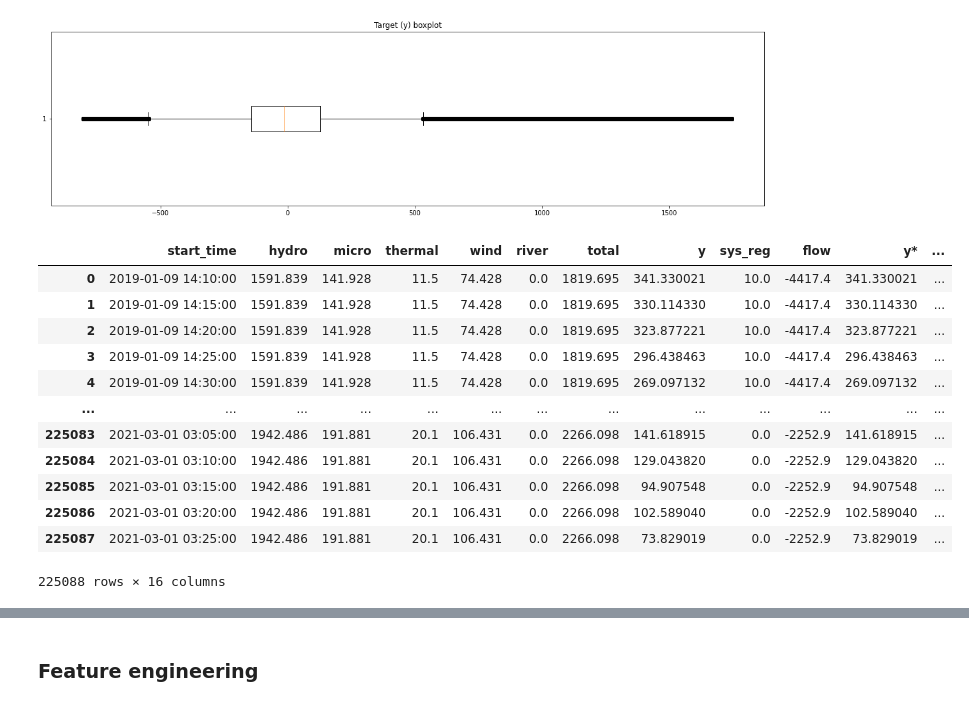
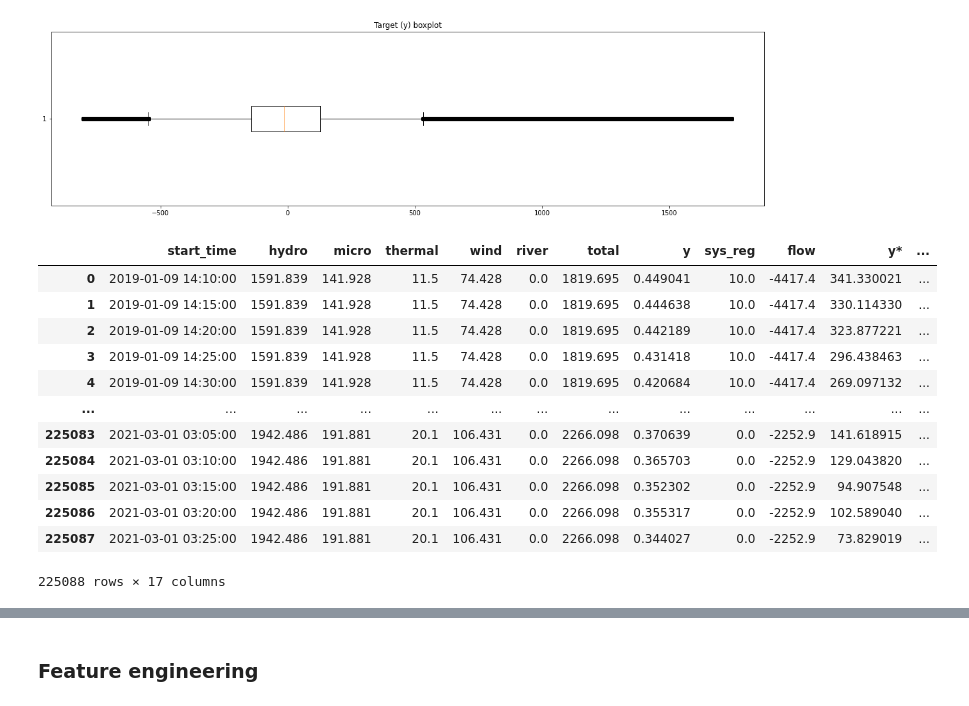
Before and after one commit to haakon8855/time-series-forecasting-RNN, a Jupyter notebook: eda.ipynb, the cells around one changed output, grey strips where cells are left out. Cells and saved outputs as stored; diff of their text form; code cells hidden in the pictures.

```diff
--- a/eda.ipynb
+++ b/eda.ipynb
@@ -11,6 +11,9 @@ data_valid = pd.read_csv('datasets/no1_validation.csv')
 
 data_train['y*'] = data_train['y']
 data_valid['y*'] = data_valid['y']
+
+data_train['y_original'] = data_train['y']
+data_valid['y_original'] = data_valid['y']
 # %%
 def show_boxplot(dataframe, column):
     """
@@ -29,14 +32,14 @@ show_boxplot(data_train, 'y*')
 
 Using winsorization, bound 1% of the outliers to maximum and minimum values.
 # %%
-def winsorize_one_percent(data):
+def winsorize_one_percent(dataframe):
     """
     Winsorizes the data in the y*-column. This is done by setting the upper
     0.5% and lower 0.5% to an upper and a lower bound.
     """
-    winsorized = winsorize(data['y*'], limits=[0.005, 0.005])
-    data['y*'] = np.array(winsorized)
-    return data
+    winsorized = winsorize(dataframe['y*'], limits=[0.005, 0.005])
+    dataframe['y*'] = np.array(winsorized)
+    return dataframe
 
 data_train = winsorize_one_percent(data_train)
 # %%
@@ -72,24 +75,26 @@ standardize_data(data_train)
 # %%
 # Add shifted y value as y_previous
 data_train['y*_prev'] = data_train['y*'].shift(1)
 data_train['y*norm_prev'] = data_train['y*norm'].shift(1)
 data_train['y*std_prev'] = data_train['y*std'].shift(1)
 
-# Add shifted y value as y_previous
-# data_valid['y*norm_prev'] = data_valid['y*norm'].shift(1)
+data_train['y*']
+
+# Set which y to predict
+data_train['y'] = data_train['y*norm']
 
 data_train
 # %% [output]
 |  | start_time | hydro | micro | thermal | wind | river | total | y | sys_reg | flow | y* | ... |
-| 0 | 2019-01-09 14:10:00 | 1591.839 | 141.928 | 11.5 | 74.428 | 0.0 | 1819.695 | 341.330021 | 10.0 | -4417.4 | 341.330021 | ... |
-| 1 | 2019-01-09 14:15:00 | 1591.839 | 141.928 | 11.5 | 74.428 | 0.0 | 1819.695 | 330.114330 | 10.0 | -4417.4 | 330.114330 | ... |
-| 2 | 2019-01-09 14:20:00 | 1591.839 | 141.928 | 11.5 | 74.428 | 0.0 | 1819.695 | 323.877221 | 10.0 | -4417.4 | 323.877221 | ... |
-| 3 | 2019-01-09 14:25:00 | 1591.839 | 141.928 | 11.5 | 74.428 | 0.0 | 1819.695 | 296.438463 | 10.0 | -4417.4 | 296.438463 | ... |
-| 4 | 2019-01-09 14:30:00 | 1591.839 | 141.928 | 11.5 | 74.428 | 0.0 | 1819.695 | 269.097132 | 10.0 | -4417.4 | 269.097132 | ... |
+| 0 | 2019-01-09 14:10:00 | 1591.839 | 141.928 | 11.5 | 74.428 | 0.0 | 1819.695 | 0.449041 | 10.0 | -4417.4 | 341.330021 | ... |
+| 1 | 2019-01-09 14:15:00 | 1591.839 | 141.928 | 11.5 | 74.428 | 0.0 | 1819.695 | 0.444638 | 10.0 | -4417.4 | 330.114330 | ... |
+| 2 | 2019-01-09 14:20:00 | 1591.839 | 141.928 | 11.5 | 74.428 | 0.0 | 1819.695 | 0.442189 | 10.0 | -4417.4 | 323.877221 | ... |
+| 3 | 2019-01-09 14:25:00 | 1591.839 | 141.928 | 11.5 | 74.428 | 0.0 | 1819.695 | 0.431418 | 10.0 | -4417.4 | 296.438463 | ... |
+| 4 | 2019-01-09 14:30:00 | 1591.839 | 141.928 | 11.5 | 74.428 | 0.0 | 1819.695 | 0.420684 | 10.0 | -4417.4 | 269.097132 | ... |
 | ... | ... | ... | ... | ... | ... | ... | ... | ... | ... | ... | ... | ... |
-| 225083 | 2021-03-01 03:05:00 | 1942.486 | 191.881 | 20.1 | 106.431 | 0.0 | 2266.098 | 141.618915 | 0.0 | -2252.9 | 141.618915 | ... |
-| 225084 | 2021-03-01 03:10:00 | 1942.486 | 191.881 | 20.1 | 106.431 | 0.0 | 2266.098 | 129.043820 | 0.0 | -2252.9 | 129.043820 | ... |
-| 225085 | 2021-03-01 03:15:00 | 1942.486 | 191.881 | 20.1 | 106.431 | 0.0 | 2266.098 | 94.907548 | 0.0 | -2252.9 | 94.907548 | ... |
-| 225086 | 2021-03-01 03:20:00 | 1942.486 | 191.881 | 20.1 | 106.431 | 0.0 | 2266.098 | 102.589040 | 0.0 | -2252.9 | 102.589040 | ... |
-| 225087 | 2021-03-01 03:25:00 | 1942.486 | 191.881 | 20.1 | 106.431 | 0.0 | 2266.098 | 73.829019 | 0.0 | -2252.9 | 73.829019 | ... |
+| 225083 | 2021-03-01 03:05:00 | 1942.486 | 191.881 | 20.1 | 106.431 | 0.0 | 2266.098 | 0.370639 | 0.0 | -2252.9 | 141.618915 | ... |
+| 225084 | 2021-03-01 03:10:00 | 1942.486 | 191.881 | 20.1 | 106.431 | 0.0 | 2266.098 | 0.365703 | 0.0 | -2252.9 | 129.043820 | ... |
+| 225085 | 2021-03-01 03:15:00 | 1942.486 | 191.881 | 20.1 | 106.431 | 0.0 | 2266.098 | 0.352302 | 0.0 | -2252.9 | 94.907548 | ... |
+| 225086 | 2021-03-01 03:20:00 | 1942.486 | 191.881 | 20.1 | 106.431 | 0.0 | 2266.098 | 0.355317 | 0.0 | -2252.9 | 102.589040 | ... |
+| 225087 | 2021-03-01 03:25:00 | 1942.486 | 191.881 | 20.1 | 106.431 | 0.0 | 2266.098 | 0.344027 | 0.0 | -2252.9 | 73.829019 | ... |
-225088 rows × 16 columns
+225088 rows × 17 columns
```
Also changed, not shown: parts of 9 cells of this notebook.
